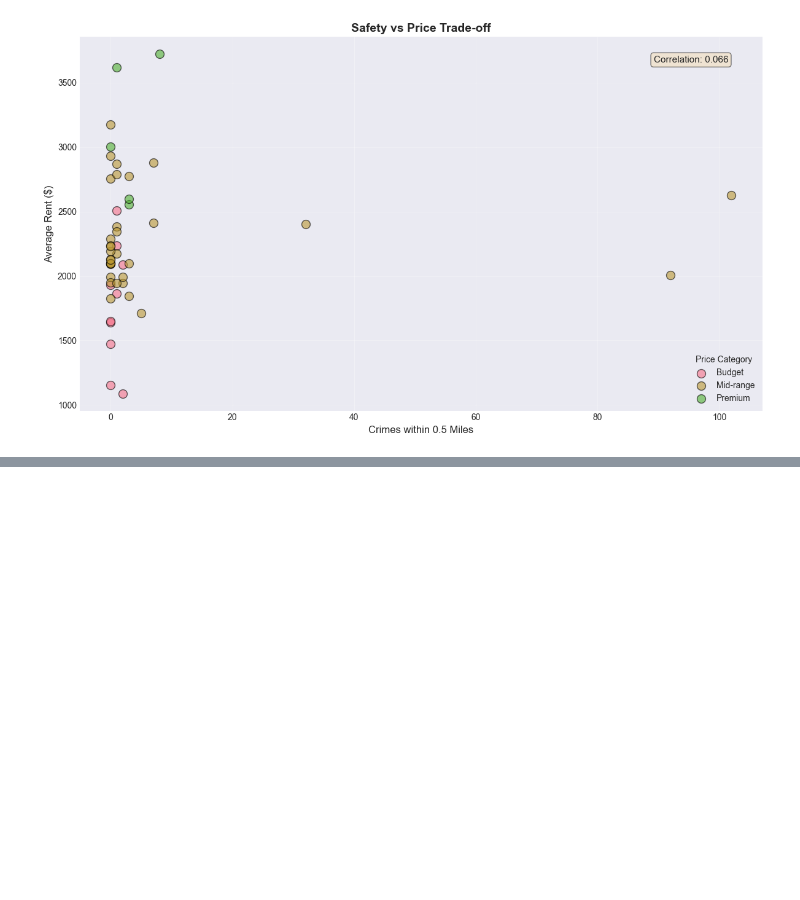
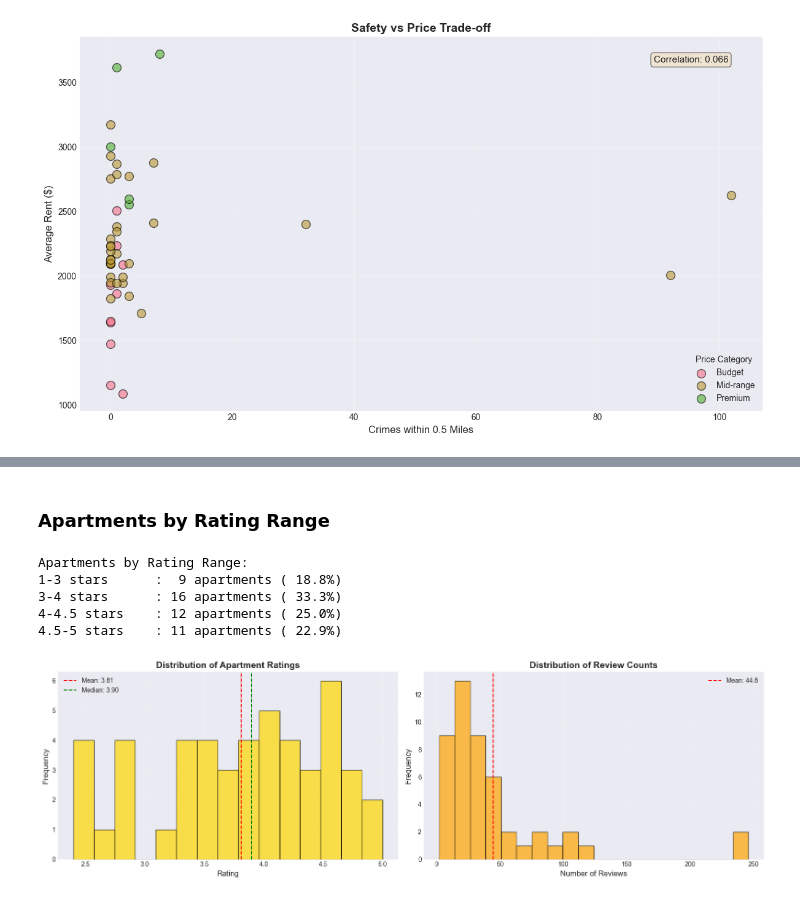
Before and after one commit to sohandillikar/sta141b-project, a Jupyter notebook: main.ipynb, the cells around one changed output, grey strips where cells are left out. Cells and saved outputs as stored; diff of their text form; code cells hidden in the pictures; blank space fills up the shorter version.

Commit message:
finished scoring apartments

```diff
--- a/main.ipynb
+++ b/main.ipynb
@@ -818,0 +809,42 @@ plt.show()
+# %% [markdown]
+### Apartments by Rating Range
+# %%
+print("Apartments by Rating Range:")
+for condition, label in rating_ranges:
+    count = condition.sum()
+    if count > 0:
+        pct = (count / apartments['rating'].notna().sum()) * 100
+        print(f"{label:15s}: {count:2d} apartments ({pct:5.1f}%)")
+# %% [output]
+Apartments by Rating Range:
+1-3 stars      :  9 apartments ( 18.8%)
+3-4 stars      : 16 apartments ( 33.3%)
+4-4.5 stars    : 12 apartments ( 25.0%)
+4.5-5 stars    : 11 apartments ( 22.9%)
+# %%
+fig, axes = plt.subplots(1, 2, figsize=(16, 5))
+
+axes[0].hist(apartments['rating'].dropna(), bins=15, edgecolor='black', alpha=0.7, color='gold')
+axes[0].axvline(apartments['rating'].mean(), color='red', linestyle='--',
+                label=f'Mean: {apartments["rating"].mean():.2f}')
+axes[0].axvline(apartments['rating'].median(), color='green', linestyle='--',
+                label=f'Median: {apartments["rating"].median():.2f}')
+axes[0].set_xlabel('Rating', fontsize=12)
+axes[0].set_ylabel('Frequency', fontsize=12)
+axes[0].set_title('Distribution of Apartment Ratings', fontsize=14, fontweight='bold')
+axes[0].legend()
+axes[0].grid(True, alpha=0.3)
+
+axes[1].hist(apartments['user_ratings_total'].dropna(), bins=20, edgecolor='black', alpha=0.7, color='orange')
+axes[1].axvline(apartments['user_ratings_total'].mean(), color='red', linestyle='--',
+                label=f'Mean: {apartments["user_ratings_total"].mean():.1f}')
+axes[1].set_xlabel('Number of Reviews', fontsize=12)
+axes[1].set_ylabel('Frequency', fontsize=12)
+axes[1].set_title('Distribution of Review Counts', fontsize=14, fontweight='bold')
+axes[1].legend()
+axes[1].grid(True, alpha=0.3)
+
+plt.tight_layout()
+plt.show()
+# %% [output]
+[figure, added]
```
Also changed, not shown: parts of 28 cells of this notebook, 1 other file.
